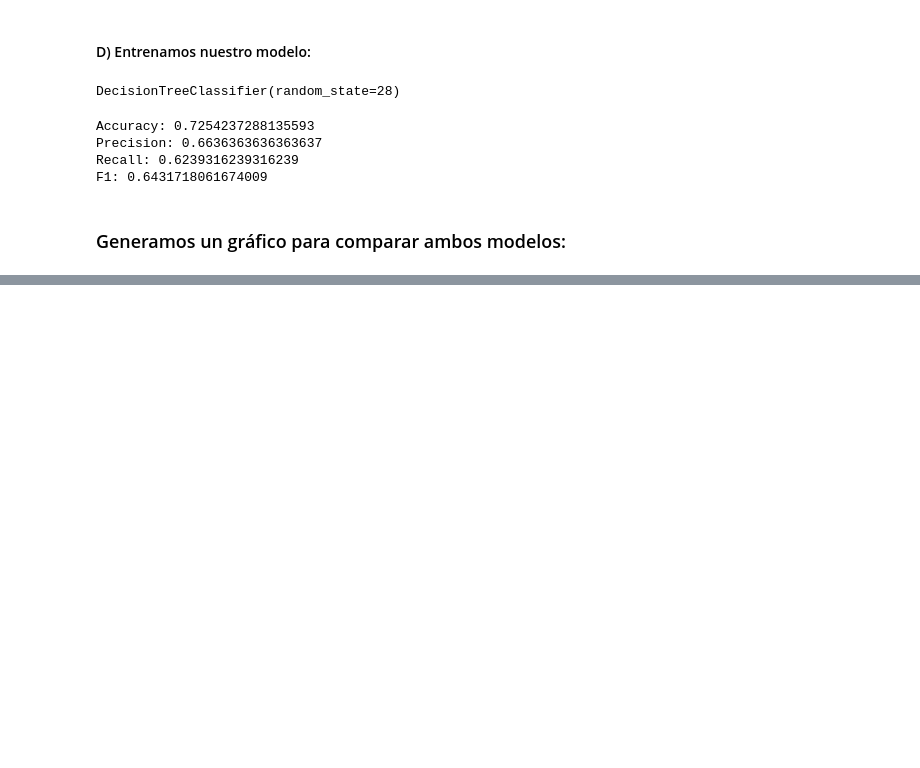
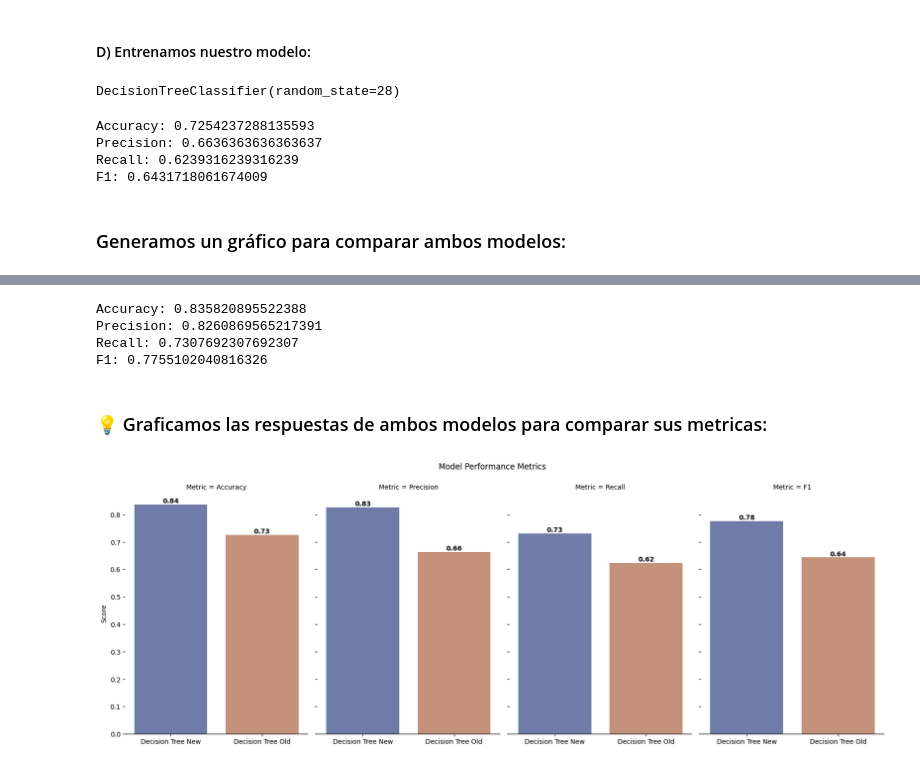
Before and after one commit to hhvergara/teclab_intro_ml, a Jupyter notebook: API3.ipynb, the cells around one changed output, grey strips where cells are left out. Saved outputs shown, nothing was run; the diff lists cells and outputs as text; code cells hidden in the pictures; blank space fills up the shorter version.

```diff
--- a/API3.ipynb
+++ b/API3.ipynb
@@ -425,0 +451,23 @@ skf = StratifiedKFold(n_splits=5)
+# %%
+
+skf = StratifiedKFold(n_splits=8, shuffle=True, random_state=seed_number)
+scoring_def = 'accuracy'
+
+params = {
+    'max_depth': [4, 6, 8, 10, 12, 14],
+    'criterion': ['gini', 'entropy', 'log_loss', 'poisson', 'mse', 'friedman_mse'],
+    'class_weight': ['balanced', 'balanced_subsample', None],
+    'min_samples_split': [2, 4, 6, 8, 10, 12]
+    }
+
+tree_model = DecisionTreeClassifier(random_state=seed_number)
+
+grid = GridSearchCV(
+    estimator=tree_model,
+    param_grid=params,
+    scoring=scoring_def,
+    cv=skf,
+)
+
+grid.fit(x2_train, y2_train)
+Yhat1 = grid.best_estimator_.predict(x2_val)
@@ -425,0 +514,31 @@ skf = StratifiedKFold(n_splits=5)
+# %%
+# Predicciones
+y2_pred = grid.predict(x2_val)
+tree2_acc = accuracy_score(y2_val, y2_pred)
+tree2_prec = precision_score(y2_val, y2_pred)
+tree2_rec = recall_score(y2_val, y2_pred)
+tree2_f1 = f1_score(y2_val, y2_pred)
+
+print(f'Accuracy: {tree2_acc}')
+print(f'Precision: {tree2_prec}')
+print(f'Recall: {tree2_rec}')
+print(f'F1: {tree2_f1}')
+# %% [output]
+Accuracy: 0.835820895522388
+Precision: 0.8260869565217391
+Recall: 0.7307692307692307
+F1: 0.7755102040816326
+# %% [markdown]
+### 💡 Graficamos las respuestas de ambos modelos para comparar sus metricas:
+# %%
+df_metrics = pd.DataFrame({
+    'Model': ['Decision Tree New', 'Decision Tree Old'],
+    'Accuracy': [tree2_acc, tree_acc],
+    'Precision': [tree2_prec, tree_prec],
+    'Recall': [tree2_rec, tree_rec],
+    'F1': [tree2_f1, tree_f1]
+})
+
+graph_metrics(df_metrics=df_metrics)
+# %% [output]
+[figure, added]
```
Also changed, not shown: parts of 14 cells of this notebook, 1 other file.
